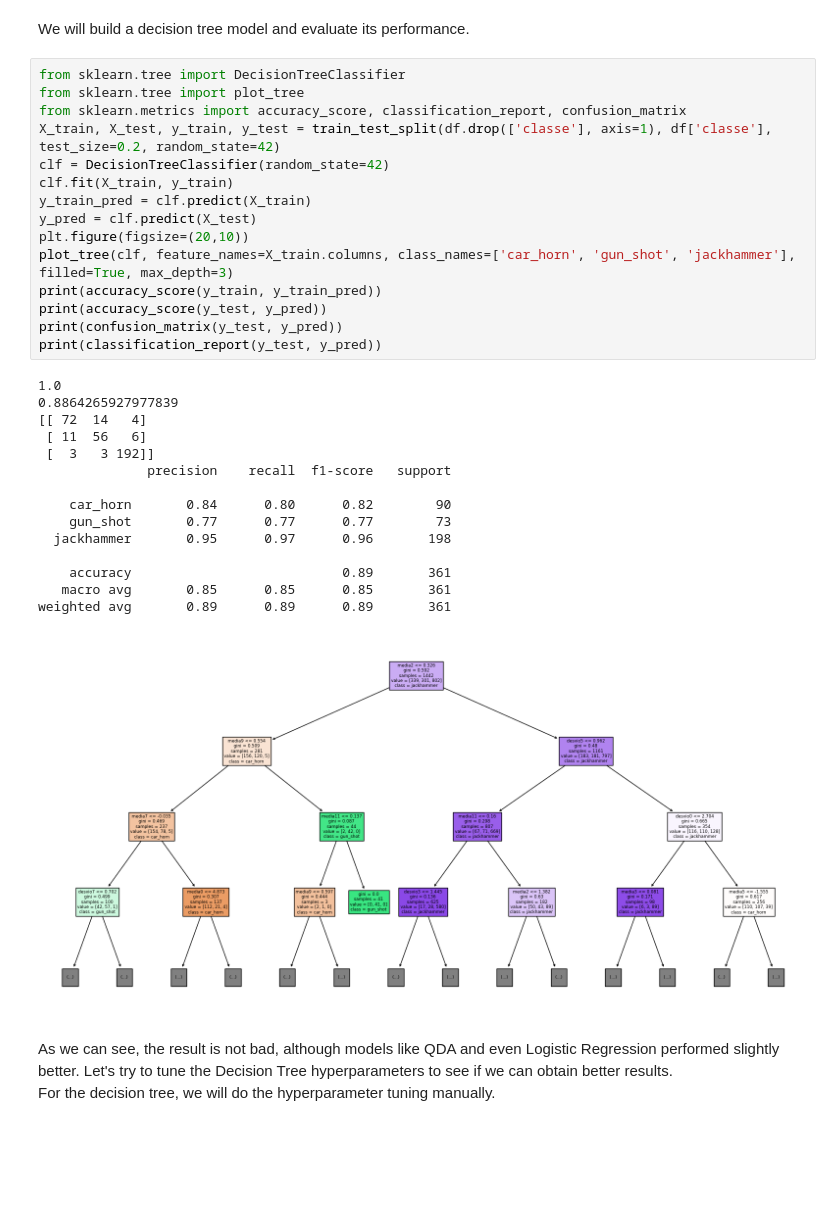
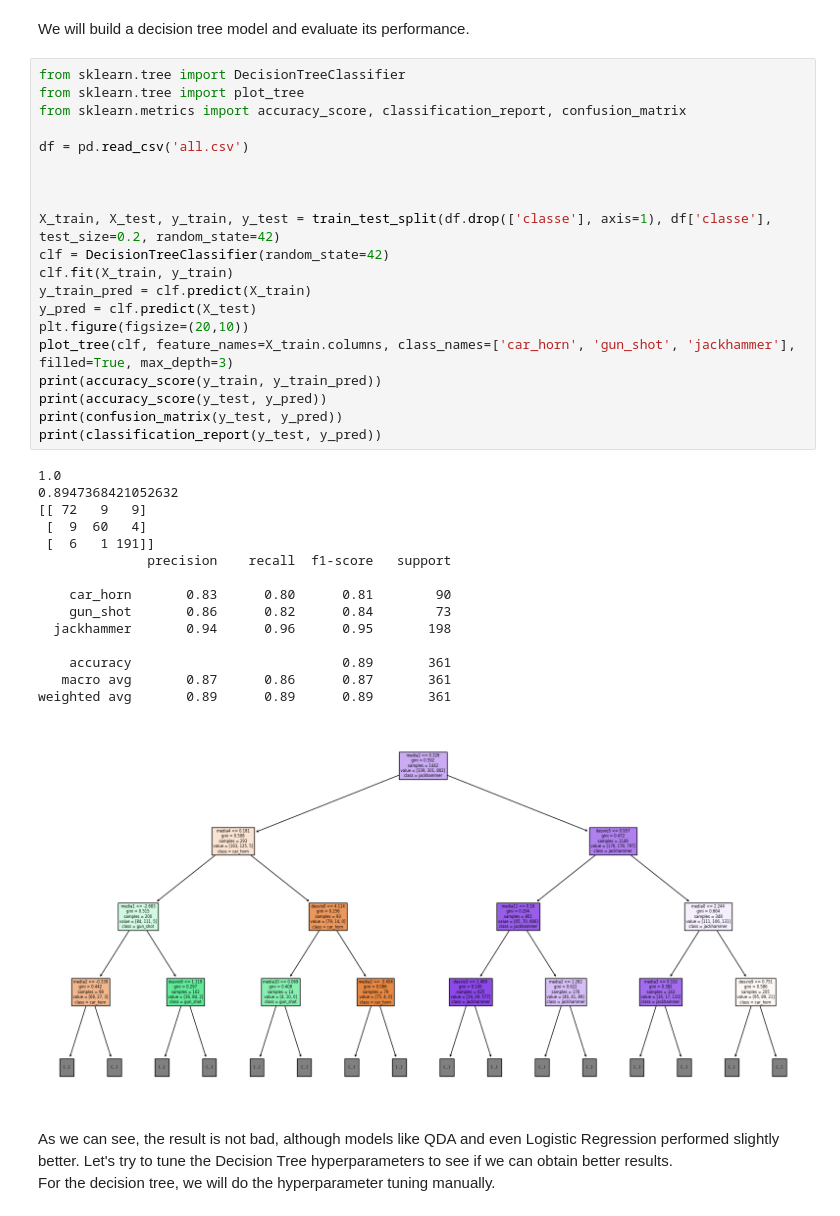
Before and after one commit to qettera/Machine-Learning-Overview, a Jupyter notebook: project.ipynb, the cells around one changed output. Drawn from its saved outputs; the diff is of its cells as text; blank space fills up the shorter version.

```diff
--- a/project.ipynb
+++ b/project.ipynb
@@ -932,34 +953,39 @@ We will build a decision tree model and evaluate its performance.
 # %%
 from sklearn.tree import DecisionTreeClassifier
 from sklearn.tree import plot_tree
 from sklearn.metrics import accuracy_score, classification_report, confusion_matrix
+
+df = pd.read_csv('all.csv')
+
+
+
 X_train, X_test, y_train, y_test = train_test_split(df.drop(['classe'], axis=1), df['classe'], test_size=0.2, random_state=42)
 clf = DecisionTreeClassifier(random_state=42)
 clf.fit(X_train, y_train)
 y_train_pred = clf.predict(X_train)
 y_pred = clf.predict(X_test)
 plt.figure(figsize=(20,10))
 plot_tree(clf, feature_names=X_train.columns, class_names=['car_horn', 'gun_shot', 'jackhammer'], filled=True, max_depth=3)
 print(accuracy_score(y_train, y_train_pred))
 print(accuracy_score(y_test, y_pred))
 print(confusion_matrix(y_test, y_pred))
 print(classification_report(y_test, y_pred))
 # %% [output]
 1.0
-0.8864265927977839
-[[ 72  14   4]
- [ 11  56   6]
- [  3   3 192]]
+0.8947368421052632
+[[ 72   9   9]
+ [  9  60   4]
+ [  6   1 191]]
               precision    recall  f1-score   support
 
-    car_horn       0.84      0.80      0.82        90
-    gun_shot       0.77      0.77      0.77        73
-  jackhammer       0.95      0.97      0.96       198
+    car_horn       0.83      0.80      0.81        90
+    gun_shot       0.86      0.82      0.84        73
+  jackhammer       0.94      0.96      0.95       198
 
     accuracy                           0.89       361
-   macro avg       0.85      0.85      0.85       361
+   macro avg       0.87      0.86      0.87       361
 weighted avg       0.89      0.89      0.89       361
-[figure, old version]
+[figure, new version]
 # %% [markdown]
 As we can see, the result is not bad, although models like QDA and even Logistic Regression performed slightly better. Let's try to tune the Decision Tree hyperparameters to see if we can obtain better results.
 For the decision tree, we will do the hyperparameter tuning manually.
```
Also changed, not shown: parts of 76 cells of this notebook.
